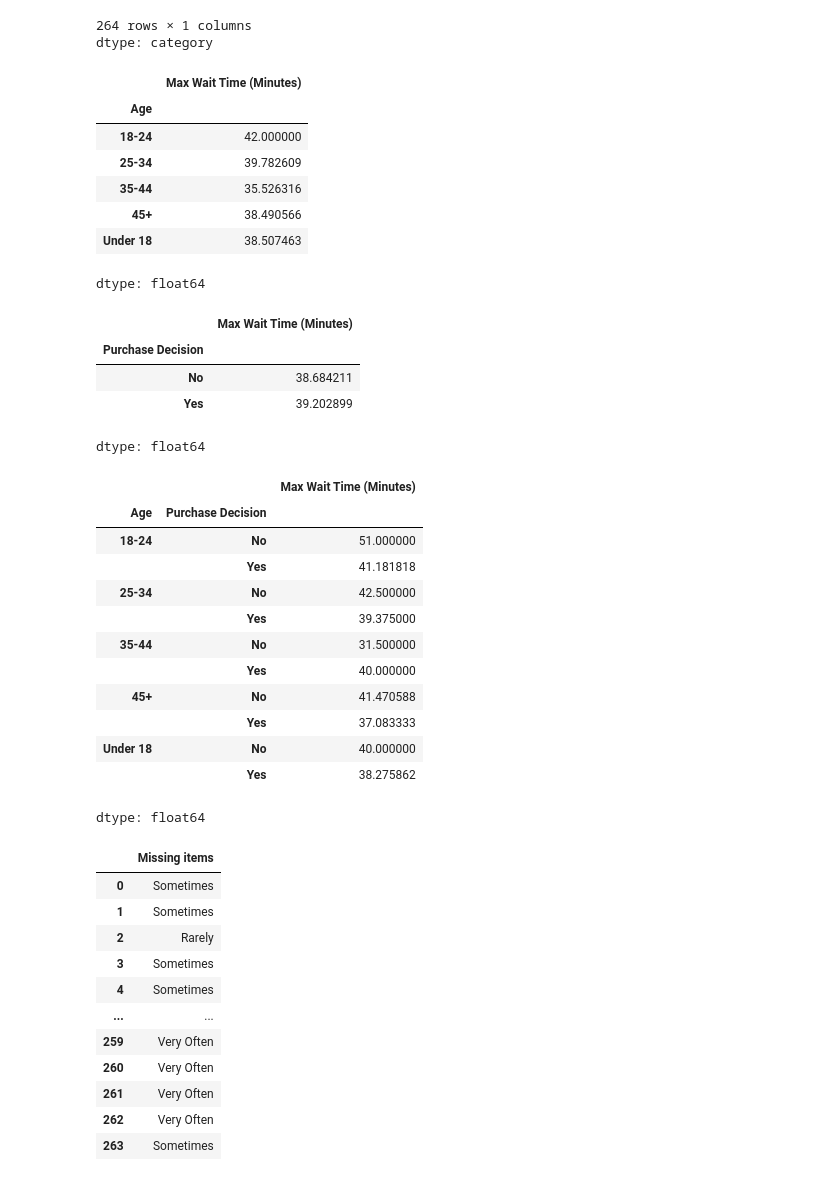
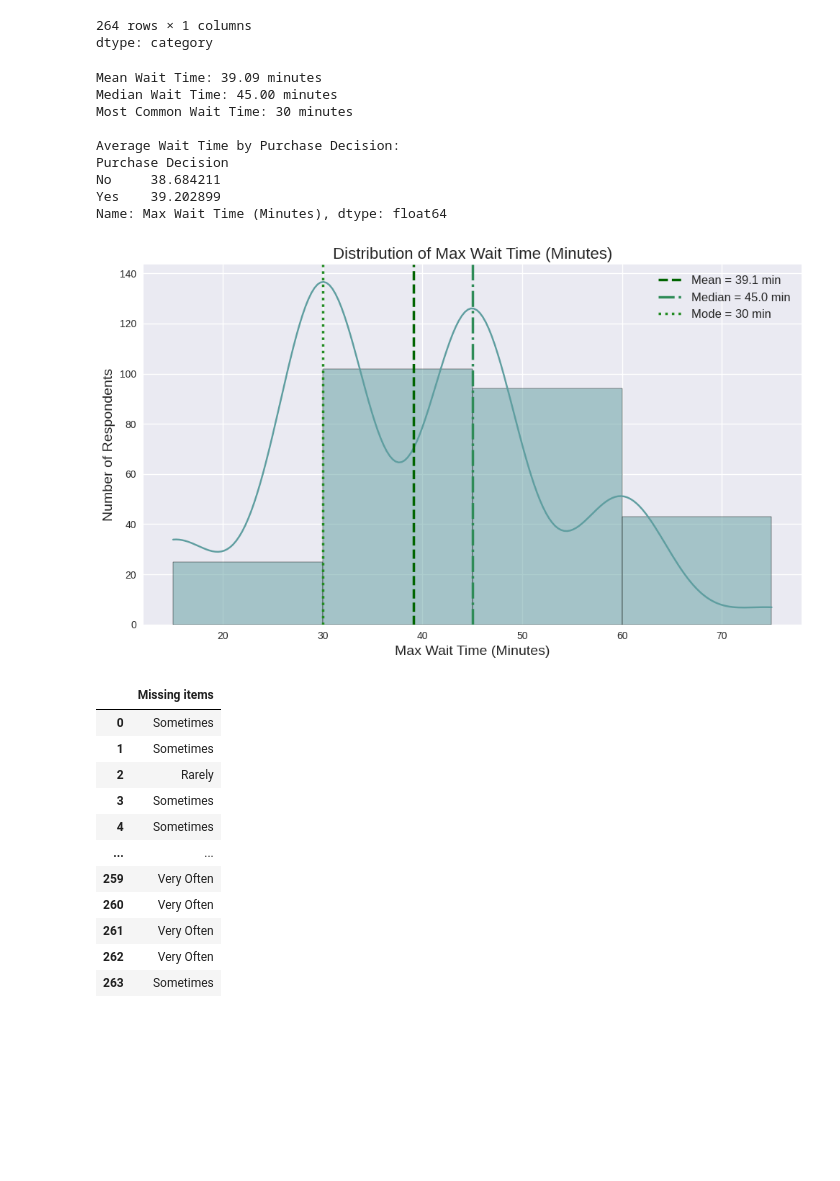
Before and after one commit to mayamoneib/deliveryfood, a Jupyter notebook: surveydata.ipynb, the cells around one changed output. Drawn from its saved outputs; the diff is of its cells as text; code cells hidden in the pictures; blank space fills up the shorter version.

```diff
--- a/surveydata.ipynb
+++ b/surveydata.ipynb
@@ -170,41 +170,49 @@ wait_time_mapping = {
 new_version["Max Wait Time (Minutes)"] = new_version["Max Wait Time"].map(wait_time_mapping)
 # %%
 new_version["Max Wait Time (Minutes)"] = new_version["Max Wait Time"].map(wait_time_mapping).astype(int)
-# %%
-new_version.groupby("Age")["Max Wait Time (Minutes)"].mean()
-# %% [output]
-|  | Max Wait Time (Minutes) |
-| Age |  |
-| 18-24 | 42.000000 |
-| 25-34 | 39.782609 |
-| 35-44 | 35.526316 |
-| 45+ | 38.490566 |
-| Under 18 | 38.507463 |
-dtype: float64
-# %%
-new_version.groupby("Purchase Decision")["Max Wait Time (Minutes)"].mean()
-# %% [output]
-|  | Max Wait Time (Minutes) |
-| Purchase Decision |  |
-| No | 38.684211 |
-| Yes | 39.202899 |
-dtype: float64
-# %%
-new_version.groupby(["Age", "Purchase Decision"])["Max Wait Time (Minutes)"].mean()
-# %% [output]
-|  |  | Max Wait Time (Minutes) |
-| Age | Purchase Decision |  |
-| 18-24 | No | 51.000000 |
-|  | Yes | 41.181818 |
-| 25-34 | No | 42.500000 |
-|  | Yes | 39.375000 |
-| 35-44 | No | 31.500000 |
-|  | Yes | 40.000000 |
-| 45+ | No | 41.470588 |
-|  | Yes | 37.083333 |
-| Under 18 | No | 40.000000 |
-|  | Yes | 38.275862 |
-dtype: float64
+# %%
+# Basic descriptive statistics
+mean_wait = new_version["Max Wait Time (Minutes)"].mean()
+median_wait = new_version["Max Wait Time (Minutes)"].median()
+mode_wait = new_version["Max Wait Time (Minutes)"].mode()[0]
+
+print(f"Mean Wait Time: {mean_wait:.2f} minutes")
+print(f"Median Wait Time: {median_wait:.2f} minutes")
+print(f"Most Common Wait Time: {mode_wait} minutes")
+
+# Optional: Grouped by Purchase Decision
+grouped_wait = new_version.groupby("Purchase Decision")["Max Wait Time (Minutes)"].mean()
+print("\nAverage Wait Time by Purchase Decision:")
+print(grouped_wait)
+
+plt.figure(figsize=(10, 6))
+sns.histplot(new_version["Max Wait Time (Minutes)"], bins=[15, 30, 45, 60, 75], kde=True, color='cadetblue', edgecolor='black')
+
+
+# Add vertical lines with increased line width
+plt.axvline(mean_wait, color='darkgreen', linestyle='--', linewidth=2.5, label=f'Mean = {mean_wait:.1f} min')
+plt.axvline(median_wait, color='seagreen', linestyle='-.', linewidth=2.5, label=f'Median = {median_wait:.1f} min')
+plt.axvline(mode_wait, color='forestgreen', linestyle=':', linewidth=2.5, label=f'Mode = {mode_wait} min')
+
+# Labels and title
+plt.title("Distribution of Max Wait Time (Minutes)", fontsize=16)
+plt.xlabel("Max Wait Time (Minutes)", fontsize=14)
+plt.ylabel("Number of Respondents", fontsize=14)
+plt.legend(fontsize=12)
+plt.grid(True)
+plt.tight_layout()
+plt.show()
+# %% [output]
+Mean Wait Time: 39.09 minutes
+Median Wait Time: 45.00 minutes
+Most Common Wait Time: 30 minutes
+
+Average Wait Time by Purchase Decision:
+Purchase Decision
+No     38.684211
+Yes    39.202899
+Name: Max Wait Time (Minutes), dtype: float64
+[figure, added]
 # %%
 
 # Define the order of categories
```
